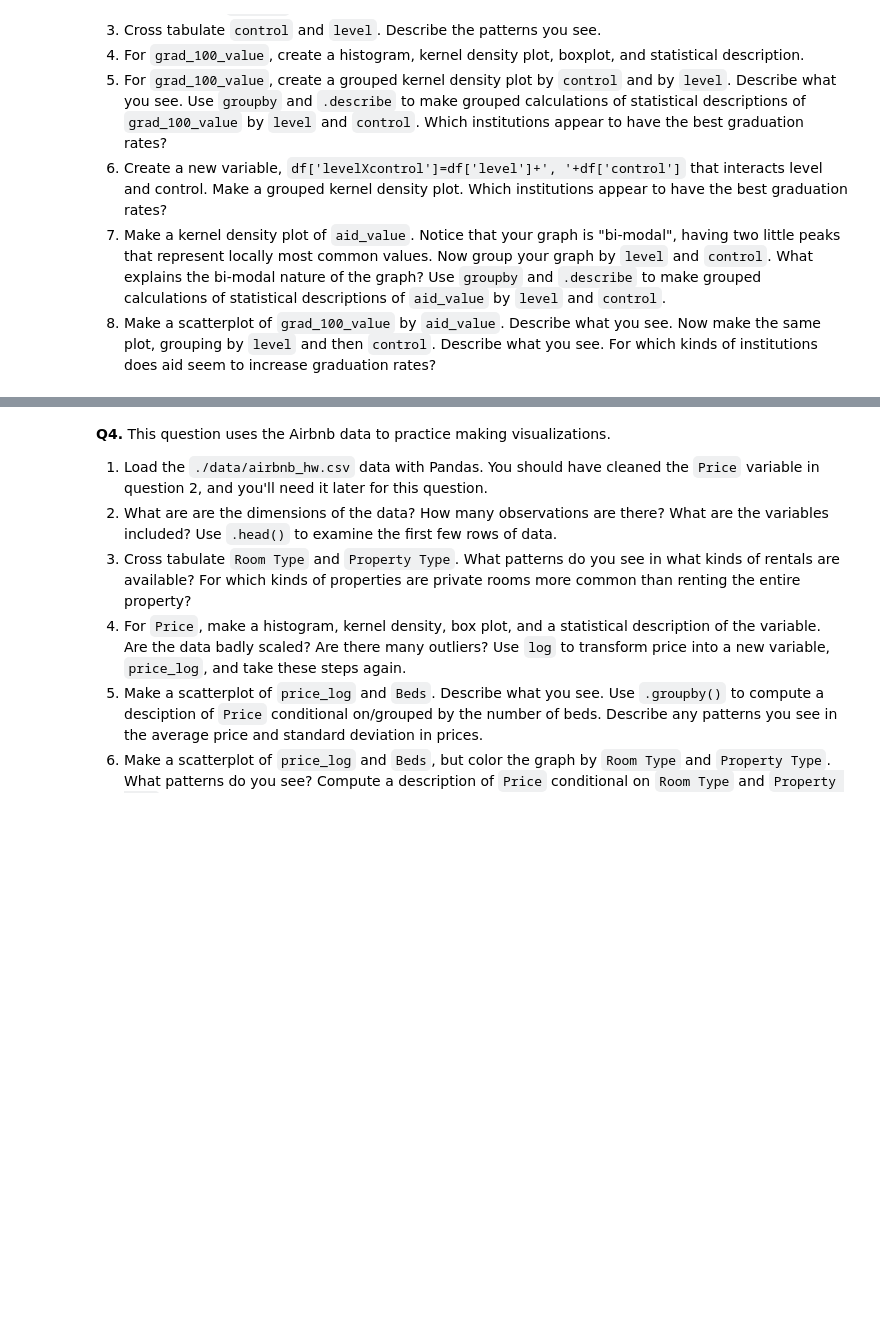
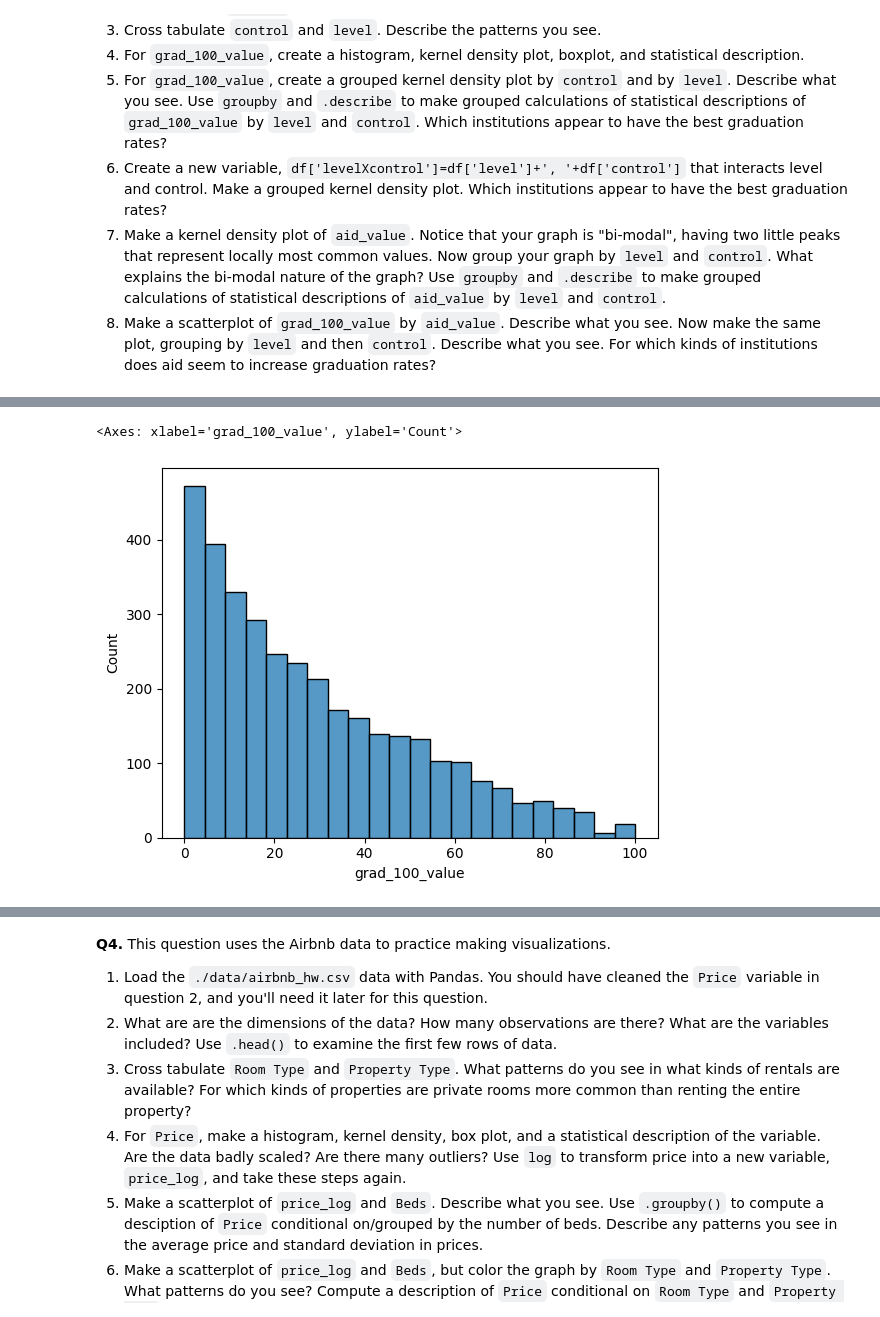
Before and after one commit to suhaaskanneganti/assignment2, a Jupyter notebook: assignment2.ipynb, the cells around one changed output, grey strips where cells are left out. Drawn from its saved outputs; the diff is of its cells as text; code cells hidden in the pictures; blank space fills up the shorter version.

```diff
--- a/assignment2.ipynb
+++ b/assignment2.ipynb
@@ -77,3 +160,9 @@ The "relevant" variables for this question are:
 6. Create a new variable, `df['levelXcontrol']=df['level']+', '+df['control']` that interacts level and control. Make a grouped kernel density plot. Which institutions appear to have the best graduation rates?
 7. Make a kernel density plot of `aid_value`. Notice that your graph is "bi-modal", having two little peaks that represent locally most common values. Now group your graph by `level` and `control`. What explains the bi-modal nature of the graph? Use `groupby` and `.describe` to make grouped calculations of statistical descriptions of `aid_value` by `level` and `control`.
 8. Make a scatterplot of `grad_100_value` by `aid_value`. Describe what you see. Now make the same plot, grouping by `level` and then `control`. Describe what you see. For which kinds of institutions does aid seem to increase graduation rates?
+# %%
+#3-1
+import pandas as pd
+import numpy as np
+import seaborn as sns
+df = pd.read_csv("./assignment2/data/college_completion.csv")
@@ -79,0 +200,8 @@ The "relevant" variables for this question are:
+# %%
+#3-4
+var = 'grad_100_value'
+# histogram
+sns.histplot(df[var])
+# %% [output]
+<Axes: xlabel='grad_100_value', ylabel='Count'>
+[figure, added]
```
Also changed, not shown: parts of 33 cells of this notebook.
